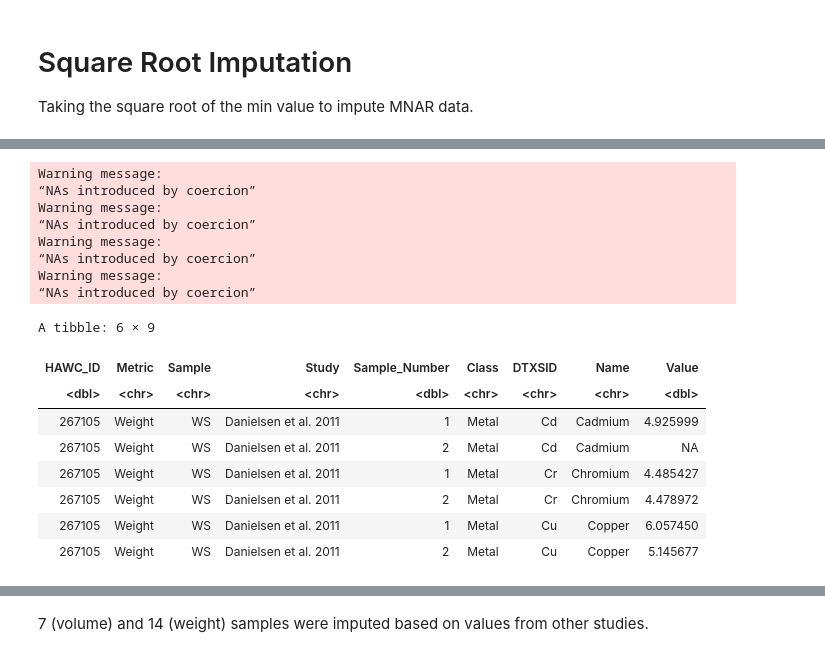
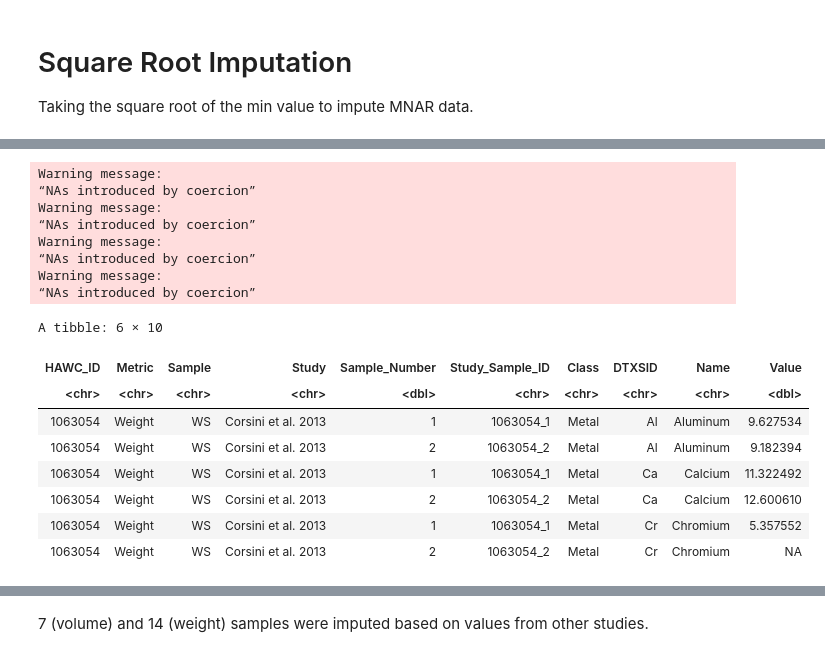
Before and after one commit to UNC-CEMALB/P1015.-Wildfire_Suffcient_Similiarity, a Jupyter notebook: 1. Data Processing/Data Processing.ipynb, the cells around one changed output, grey strips where cells are left out. Cells and saved outputs as stored; diff of their text form; code cells hidden in the pictures.

```diff
--- a/1. Data Processing/Data Processing.ipynb
+++ b/1. Data Processing/Data Processing.ipynb
@@ -99,7 +99,7 @@ sample_type_presence_df = combined_df %>%
     group_by(Metric, Sample, Name) %>%
     # calculating the percentage of experimental data points
     reframe(Variable_Presence_Percentage = (sum(count)/n()) * 100) %>%
-    filter(Variable_Presence_Percentage >= 20)
+    filter(Variable_Presence_Percentage >= 25)
 
 head(sample_type_presence_df)
 # %% [output]
@@ -148,7 +165,7 @@ study_type_presence_df = filter1_df %>%
     group_by(Metric, Class, HAWC_ID) %>%
     # calculating the percentage of experimental data points
     reframe(Study_Presence_Percentage = (sum(count)/n()) * 100) %>%
-    filter(Study_Presence_Percentage >= 20)
+    filter(Study_Presence_Percentage >= 25)
 
 head(study_type_presence_df)
 # %% [output]
@@ -294,6 +309,6 @@ mar_vol_df = vol_df %>%
 
 # creating dfs for studies that contain MNAR data
 preimputed_lod_weight_df = anti_join(weight_df, mar_weight_df)
-preimputed_vol_df = anti_join(vol_df, mar_vol_df)
+preimputed_lod_vol_df = anti_join(vol_df, mar_vol_df)
 # %% [output]
 Joining with `by = join_by(Metric, Class, HAWC_ID, Sample, Name, Study,
@@ -303,13 +318,19 @@ Sample_Number, DTXSID, Value)`
 # %%
 # first imputing non detect values for studies that had a limit of detection (LOD) provided
-lod_values_df = preimputed_lod_weight_df %>%
+lod_values_vol_df = preimputed_lod_vol_df %>%
+    filter(grepl("<", Value)) %>%
+    separate(Value, sep = '<', into = c(NA, 'Value')) %>%
+    mutate(Value = sqrt(as.numeric(Value)))
+lod_values_weight_df = preimputed_lod_weight_df %>%
     filter(grepl("<", Value)) %>%
     separate(Value, sep = '<', into = c(NA, 'Value')) %>%
     mutate(Value = sqrt(as.numeric(Value)))
 
-dim(lod_values_df)
-head(lod_values_df)
+dim(lod_values_vol_df)
+dim(lod_values_weight_df)
+head(lod_values_vol_df)
 
 # adding these newly imputed values back into the df
-preimputed_weight_df = rbind(anti_join(preimputed_lod_weight_df, lod_values_df[,1:8]), lod_values_df)
+preimputed_vol_df = rbind(anti_join(preimputed_lod_vol_df, lod_values_vol_df[,1:8]), lod_values_vol_df)
+preimputed_weight_df = rbind(anti_join(preimputed_lod_weight_df, lod_values_weight_df[,1:8]), lod_values_weight_df)
 # %% [output]
@@ -328,36 +347,36 @@ Sample_Number, DTXSID)`
 # %%
 preimputed_weight_df$Value = as.numeric(preimputed_weight_df$Value)
 preimputed_vol_df$Value = as.numeric(preimputed_vol_df$Value)
 mar_weight_df$Value = as.numeric(mar_weight_df$Value)
 mar_vol_df$Value = as.numeric(mar_vol_df$Value)
 
 # reordering cols
-preimputed_weight_df = preimputed_weight_df[,c(3,1,4,6,7,2,8,5,9)] %>%
+preimputed_weight_df = preimputed_weight_df[,c(3,1,4,6,7,8,2,9,5,10)] %>%
     # normalizing data
     mutate(Value = log2(Value + 1))
-preimputed_vol_df = preimputed_vol_df[,c(3,1,4,6,7,2,8,5,9)] %>%
+preimputed_vol_df = preimputed_vol_df[,c(3,1,4,6,7,8,2,9,5,10)] %>%
     # normalizing data
     mutate(Value = log2(Value + 1))
 
 head(preimputed_weight_df)
 # %% [output]
 Warning message:
 “NAs introduced by coercion”
 Warning message:
 “NAs introduced by coercion”
 Warning message:
 “NAs introduced by coercion”
 Warning message:
 “NAs introduced by coercion”
-A tibble: 6 × 9
+A tibble: 6 × 10
-| HAWC_ID | Metric | Sample | Study | Sample_Number | Class | DTXSID | Name | Value |
-| <dbl> | <chr> | <chr> | <chr> | <dbl> | <chr> | <chr> | <chr> | <dbl> |
-| 267105 | Weight | WS | Danielsen et al. 2011 | 1 | Metal | Cd | Cadmium | 4.925999 |
-| 267105 | Weight | WS | Danielsen et al. 2011 | 2 | Metal | Cd | Cadmium | NA |
-| 267105 | Weight | WS | Danielsen et al. 2011 | 1 | Metal | Cr | Chromium | 4.485427 |
-| 267105 | Weight | WS | Danielsen et al. 2011 | 2 | Metal | Cr | Chromium | 4.478972 |
-| 267105 | Weight | WS | Danielsen et al. 2011 | 1 | Metal | Cu | Copper | 6.057450 |
-| 267105 | Weight | WS | Danielsen et al. 2011 | 2 | Metal | Cu | Copper | 5.145677 |
+| HAWC_ID | Metric | Sample | Study | Sample_Number | Study_Sample_ID | Class | DTXSID | Name | Value |
+| <chr> | <chr> | <chr> | <chr> | <dbl> | <chr> | <chr> | <chr> | <chr> | <dbl> |
+| 1063054 | Weight | WS | Corsini et al. 2013 | 1 | 1063054_1 | Metal | Al | Aluminum | 9.627534 |
+| 1063054 | Weight | WS | Corsini et al. 2013 | 2 | 1063054_2 | Metal | Al | Aluminum | 9.182394 |
+| 1063054 | Weight | WS | Corsini et al. 2013 | 1 | 1063054_1 | Metal | Ca | Calcium | 11.322492 |
+| 1063054 | Weight | WS | Corsini et al. 2013 | 2 | 1063054_2 | Metal | Ca | Calcium | 12.600610 |
+| 1063054 | Weight | WS | Corsini et al. 2013 | 1 | 1063054_1 | Metal | Cr | Chromium | 5.357552 |
+| 1063054 | Weight | WS | Corsini et al. 2013 | 2 | 1063054_2 | Metal | Cr | Chromium | NA |
 # %%
 # creating a df for MNAR data
 mnar_weight_df = preimputed_weight_df %>%
```
Also changed, not shown: parts of 32 cells of this notebook.
